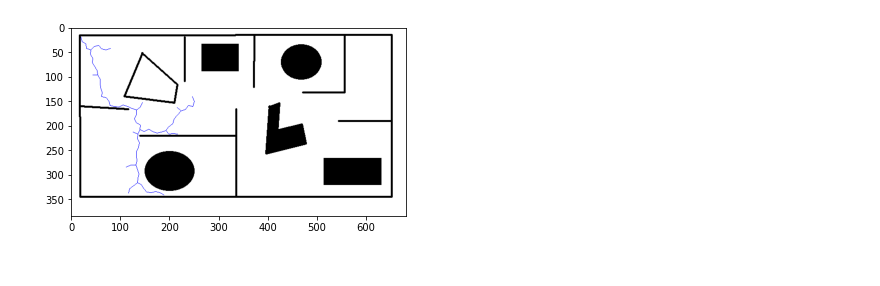
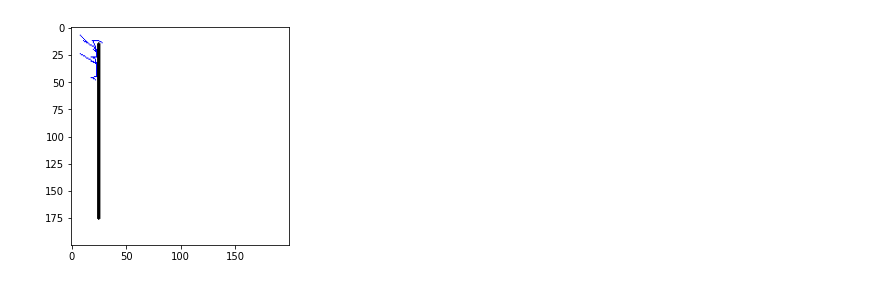
Before and after one commit to loaydatrain/Robotics-Planning-and-Navigation, a Jupyter notebook: rrt.ipynb, the cells around one changed output. Drawn from its saved outputs; the diff is of its cells as text; code cells hidden in the pictures.

```diff
--- a/rrt.ipynb
+++ b/rrt.ipynb
@@ -46,13 +79,52 @@ def rrt_holon(img, t1, t2):
+# %%
+def rrt_nonholon(img, t1, t2):
+    init_theta=0
+    del_t=1
+    for i in range(500):
+        available = np.array(np.where((img == [255, 255, 255]).all(axis = 2))).T
+        qRand = available[np.random.randint(0,len(available))]
+        calc = distance.cdist(t1,[qRand])
+        qNear = t1[np.argmin(calc)]
+
+        v, w = [-5, 5], [-math.pi/15, 0, math.pi/15]
+        controls = list(itertools.product(v, w))
+        max_dist = np.inf
+        theta = 0
+        qNew=[0,0]
+
+        for crtl in controls:
+            v1, w1 = crtl
+            temp = [qNear[0] + v1*del_t*math.cos(init_theta + w1*del_t) , qNear[1] + v1*del_t*math.sin(init_theta + w1*del_t)]
+            dist = np.linalg.norm(np.array(qRand)-np.array(temp))
+            if dist < max_dist:
+                qNew = temp
+                theta = (init_theta + w1*del_t)
+                max_dist = dist
+        init_theta=theta
+        qNew = np.asarray(qNew,dtype=np.int64)
+
+        imgcpy = img.copy()
+        prevobs = np.sum(np.all(imgcpy == (0,0,0), axis=2))
+        cv2.line(imgcpy,(int(qNear[0]),int(qNear[1])),(int(qNew[0]),int(qNew[1])),(0,0,255))
+
+        newobs = np.sum(np.all(imgcpy == (0,0,0), axis=2))
+        if prevobs == newobs:
+            cv2.line(img,(int(qNear[0]),int(qNear[1])),(int(qNew[0]),int(qNew[1])),(0,0,255))
+            t1 = np.vstack([t1,qNew])
+
+        plt.imshow(img.astype(np.uint8))
+        if np.min(distance.cdist(t1,t2)) < 10 :
+            break
 # %%
 t1 = [[20,20]]
 t2 = [[600,150]]
 t1 = np.asarray(t1)
 t2 = np.asarray(t2)
 img = 255*np.ones((200,200,3))
-img1 = cv2.imread("untitled.png")
+#img1 = cv2.imread("untitled.png")
 cv2.line(img,(25,15),(25,175),(0,0,0),2)
-plt.imshow(img1)
+# plt.imshow(img1)
 # available = np.array(np.where((img == [255, 255, 255]).all(axis = 2))).T
-rrt_holon(img1,t1,t2)
+rrt_nonholon(img,t1,t2)
 # %% [output]
-[figure, old version]
+[figure, new version]
```
Also changed, not shown: parts of 5 cells of this notebook, 1 other file.
